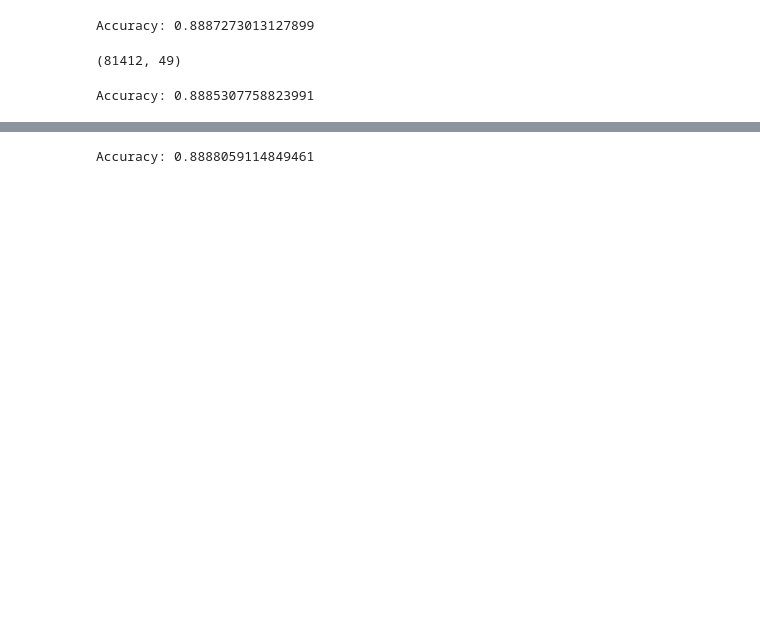
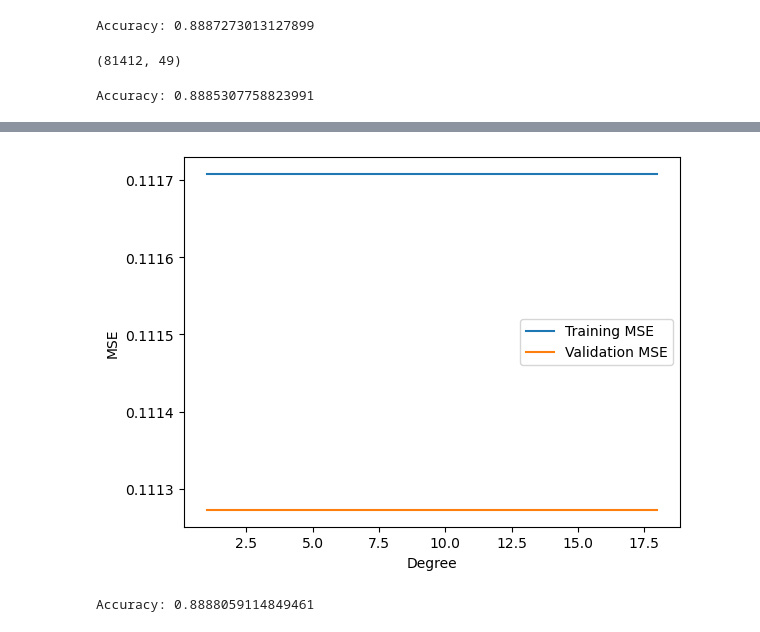
Before and after one commit to nikitamalinov/-Diabetes-130-US-hospitals-dataset, a Jupyter notebook: cs178-project.ipynb, the cells around one changed output, grey strips where cells are left out. Drawn from its saved outputs; the diff is of its cells as text; code cells hidden in the pictures; blank space fills up the shorter version.

```diff
--- a/cs178-project.ipynb
+++ b/cs178-project.ipynb
@@ -106,3 +174,34 @@ Accuracy: 0.8885307758823991
+# %%
+from sklearn.metrics import mean_squared_error as mse
+from sklearn.model_selection import cross_val_score
+import numpy as np
+import matplotlib.pyplot as plt
+from sklearn.neural_network import MLPClassifier
+from sklearn.metrics import accuracy_score, zero_one_loss
+
+degrees = [1, 3, 5, 7, 10, 15, 18]
+train_mse = []
+val_mse = []
+
+# Loop over the degrees
+for degree in degrees:
+    mlp = MLPClassifier(hidden_layer_sizes=(degree,),  random_state=seed, solver='sgd', batch_size=256)
+    mlp.fit(X_train, y_train)
+    train_pred = mlp.predict(X_train)
+    train_mse.append(1- accuracy_score(y_train, train_pred))
+    val_pred = mlp.predict(X_test)
+    val_mse.append(1- accuracy_score(y_test, val_pred))
+
+
+# Plot the results
+plt.plot(degrees, train_mse, label='Training MSE')
+plt.plot(degrees, val_mse, label='Validation MSE')
+plt.xlabel('Degree')
+plt.ylabel('MSE')
+plt.legend()
+plt.show()
+# %% [output]
+[figure, added]
 # %%
 # Random Forest Classifier
 model = RandomForestClassifier(n_estimators=100, max_depth=10, random_state=seed)
```
Also changed, not shown: parts of 6 cells of this notebook.
